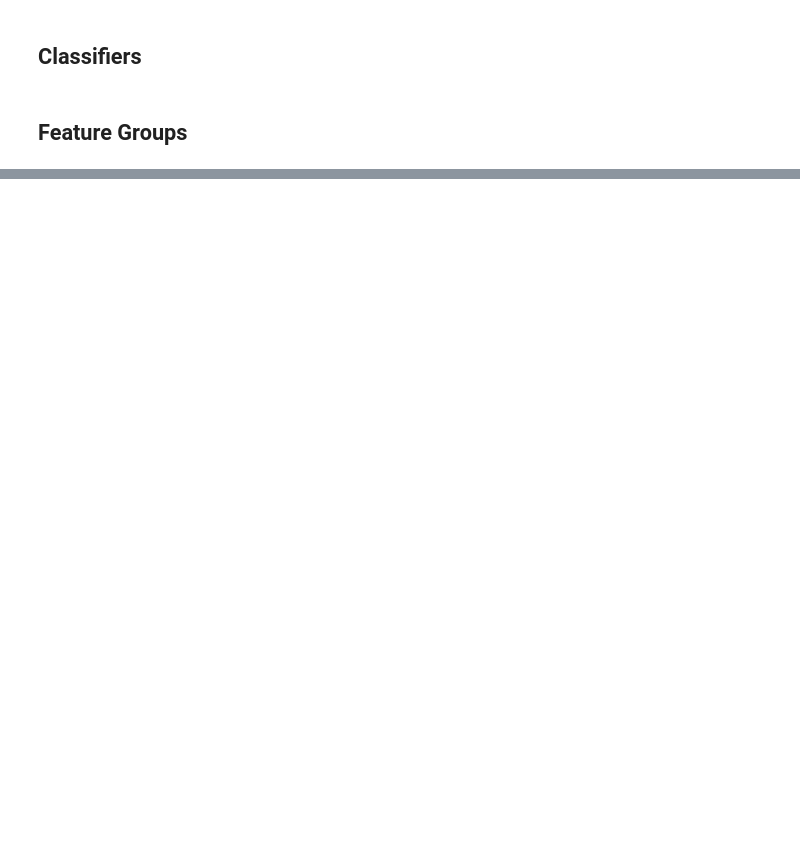
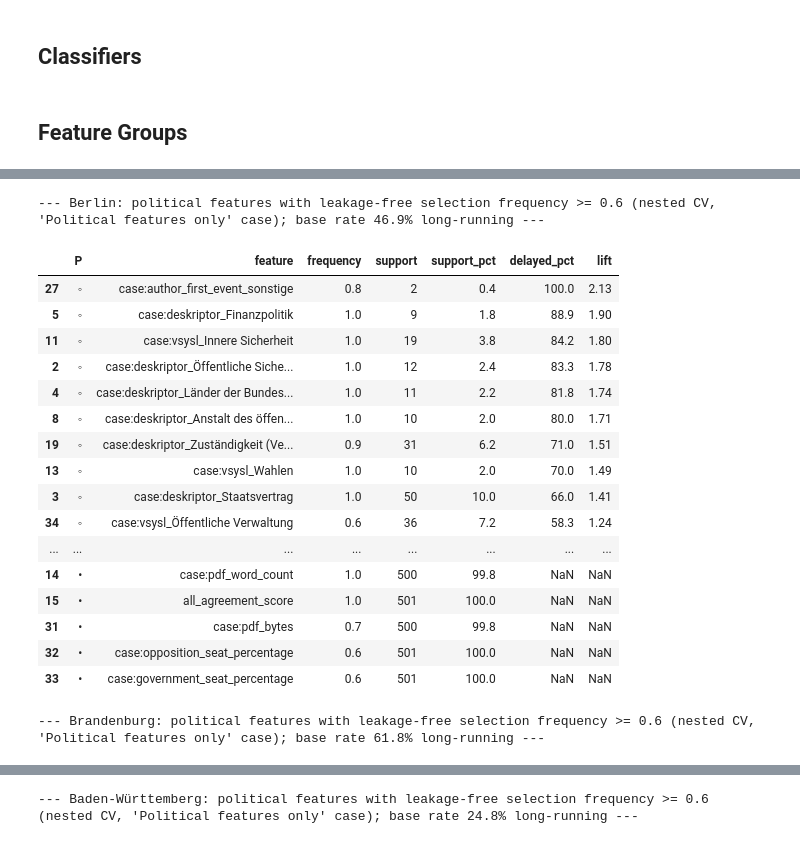
Before and after one commit to pjhi/process-mining-legislation-german-parliaments, a Jupyter notebook: AdvancedAnalysis/3-4-1-k-fold-classification.ipynb, the cells around one changed output, grey strips where cells are left out. Cells and saved outputs as stored; diff of their text form; code cells hidden in the pictures; blank space fills up the shorter version.

```diff
--- a/AdvancedAnalysis/3-4-1-k-fold-classification.ipynb
+++ b/AdvancedAnalysis/3-4-1-k-fold-classification.ipynb
@@ -849,0 +1055,5 @@ Brandenburg    15   -0.046    -0.052      3/15 (20%)     12/15 (80%)
+# %%
+fs_baseline = run_nested_feature_selection_per_case(
+    datasets_raw, test_cases, select=False)
+
+fs_l1 = run_nested_feature_selection_per_case(datasets_raw, test_cases)
@@ -849,0 +1140,70 @@ Brandenburg    15   -0.046    -0.052      3/15 (20%)     12/15 (80%)
+# %%
+def build_frequency_table(fs_selected, datasets_raw,
+                          case_name='Political features only', min_freq=0.6):
+    marker = {'Out-of-data political': '•', 'In-data political': '◦'}
+    rows = []
+    for region, cases in fs_selected.items():
+        data_raw, target = datasets_raw[region]
+        y = target.to_numpy().astype(bool)
+        n_cases = len(data_raw)
+        base_rate_pct = 100 * y.mean()
+
+        freq_table = cases[case_name]['freq_table']
+        stable = freq_table[freq_table['selection_freq'] >= min_freq]
+
+        for _, r in stable.iterrows():
+            feat = r['feature']
+            if feat not in data_raw.columns:
+                continue
+            col = data_raw[feat]
+            support, kind, n_missing, carriers = _support_for_feature(col)
+            delayed_pct = (100 * y[carriers].mean()
+                          if kind == 'binary' and support > 0 else np.nan)
+            rows.append({
+                'region': region,
+                'P': marker.get(feature_group(feat), '?'),
+                'feature': feat,
+                'frequency': round(r['selection_freq'], 2),
+                'support': support,
+                'support_pct': round(100 * support / n_cases, 1),
+                'delayed_pct': (round(delayed_pct, 1)
+                               if not np.isnan(delayed_pct) else np.nan),
+                'lift':        (round(delayed_pct / base_rate_pct, 2)
+                               if not np.isnan(delayed_pct) else np.nan),
+            })
+    df = pd.DataFrame(rows)
+    if df.empty:
+        return df
+    return df.sort_values(['region', 'lift'],
+                          ascending=[True, False], na_position='last')
+
+
+freq_table_l1 = build_frequency_table(fs_l1, datasets_raw)
+
+for region in datasets_raw.keys():
+    base_rate_pct = 100 * datasets_raw[region][1].mean()
+    print(f"--- {region}: political features with leakage-free selection "
+         f"frequency >= 0.6 (nested CV, 'Political features only' case); "
+         f"base rate {base_rate_pct:.1f}% long-running ---")
+    display(freq_table_l1[freq_table_l1['region'] == region]
+           .drop(columns='region'))
+# %% [output]
+--- Berlin: political features with leakage-free selection frequency >= 0.6 (nested CV, 'Political features only' case); base rate 46.9% long-running ---
+|  | P | feature | frequency | support | support_pct | delayed_pct | lift |
+| 27 | ◦ | case:author_first_event_sonstige | 0.8 | 2 | 0.4 | 100.0 | 2.13 |
+| 5 | ◦ | case:deskriptor_Finanzpolitik | 1.0 | 9 | 1.8 | 88.9 | 1.90 |
+| 11 | ◦ | case:vsysl_Innere Sicherheit | 1.0 | 19 | 3.8 | 84.2 | 1.80 |
+| 2 | ◦ | case:deskriptor_Öffentliche Siche... | 1.0 | 12 | 2.4 | 83.3 | 1.78 |
+| 4 | ◦ | case:deskriptor_Länder der Bundes... | 1.0 | 11 | 2.2 | 81.8 | 1.74 |
+| 8 | ◦ | case:deskriptor_Anstalt des öffen... | 1.0 | 10 | 2.0 | 80.0 | 1.71 |
+| 19 | ◦ | case:deskriptor_Zuständigkeit (Ve... | 0.9 | 31 | 6.2 | 71.0 | 1.51 |
+| 13 | ◦ | case:vsysl_Wahlen | 1.0 | 10 | 2.0 | 70.0 | 1.49 |
+| 3 | ◦ | case:deskriptor_Staatsvertrag | 1.0 | 50 | 10.0 | 66.0 | 1.41 |
+| 34 | ◦ | case:vsysl_Öffentliche Verwaltung | 0.6 | 36 | 7.2 | 58.3 | 1.24 |
+| ... | ... | ... | ... | ... | ... | ... | ... |
+| 14 | • | case:pdf_word_count | 1.0 | 500 | 99.8 | NaN | NaN |
+| 15 | • | all_agreement_score | 1.0 | 501 | 100.0 | NaN | NaN |
+| 31 | • | case:pdf_bytes | 0.7 | 500 | 99.8 | NaN | NaN |
+| 32 | • | case:opposition_seat_percentage | 0.6 | 501 | 100.0 | NaN | NaN |
+| 33 | • | case:government_seat_percentage | 0.6 | 501 | 100.0 | NaN | NaN |
+--- Brandenburg: political features with leakage-free selection frequency >= 0.6 (nested CV, 'Political features only' case); base rate 61.8% long-running ---
@@ -849,0 +1225 @@ Brandenburg    15   -0.046    -0.052      3/15 (20%)     12/15 (80%)
+--- Baden-Württemberg: political features with leakage-free selection frequency >= 0.6 (nested CV, 'Political features only' case); base rate 24.8% long-running ---
```
Also changed, not shown: parts of 24 cells of this notebook, 18 other files.
